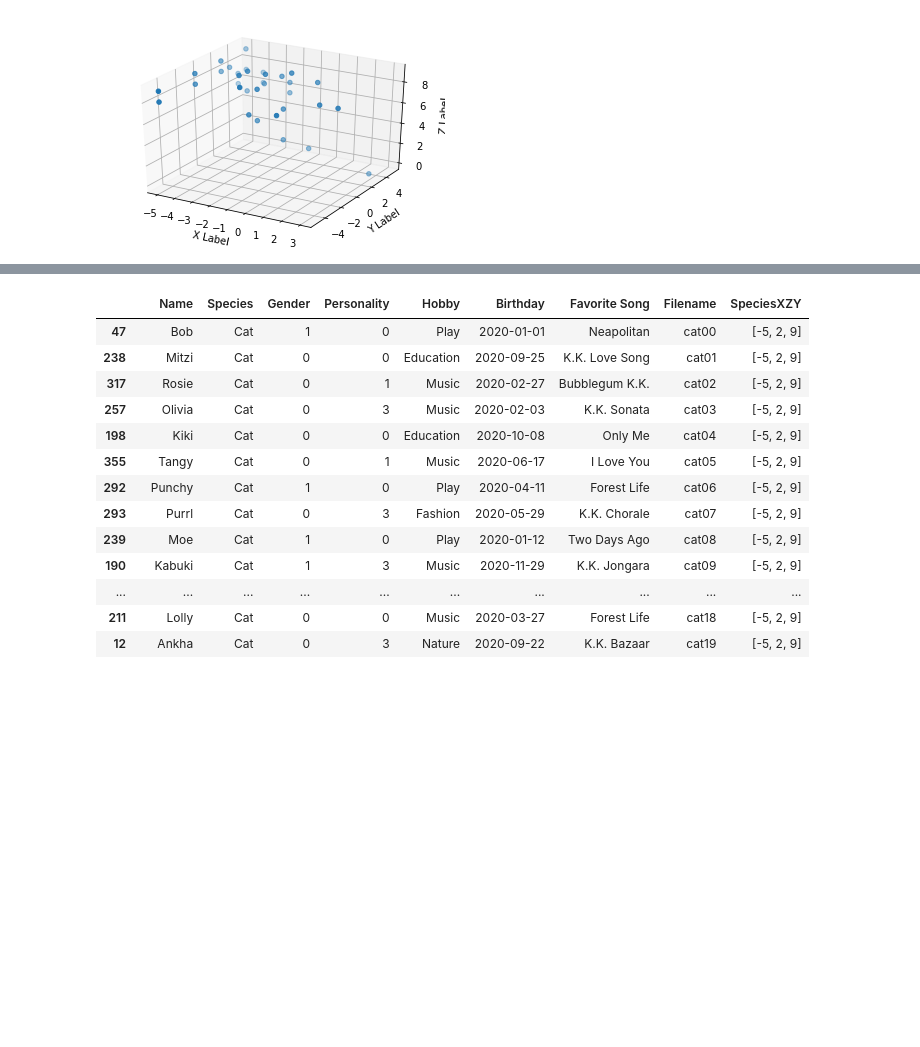
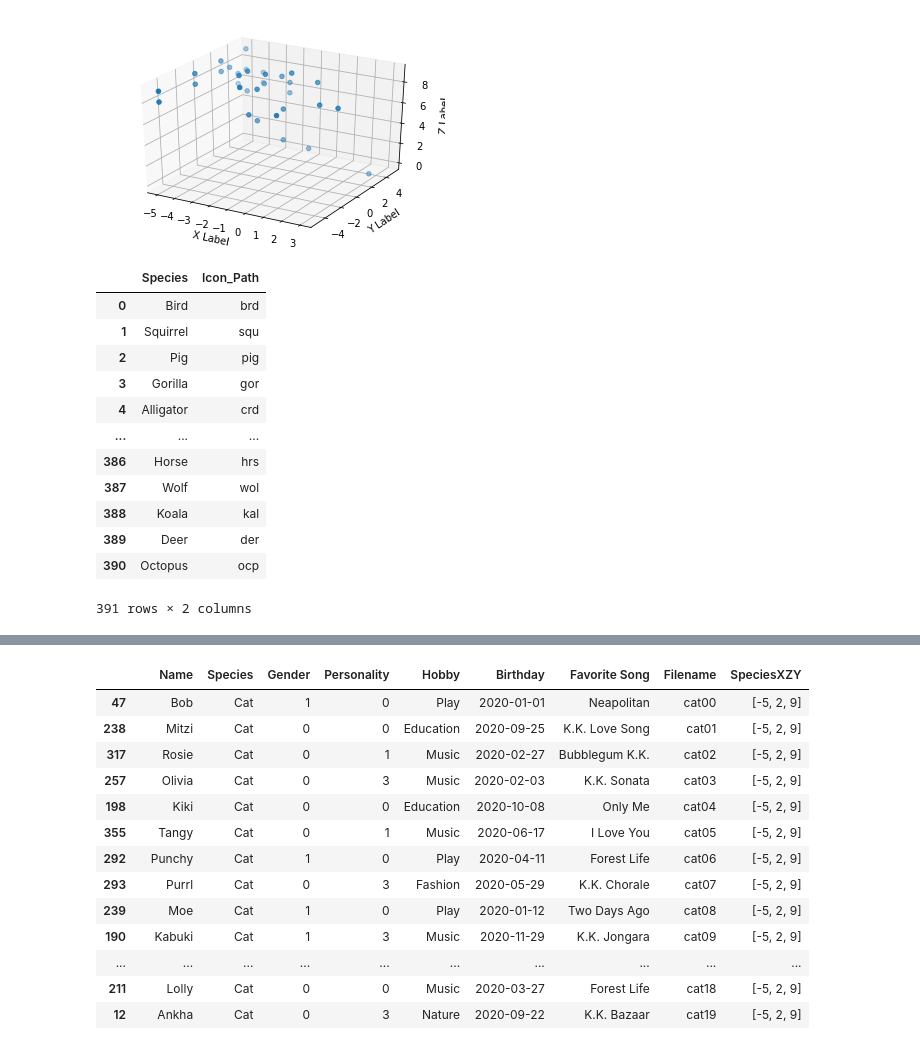
Before and after one commit to PRINCESSINTERNETCAFe/Animal-Vectoring, a Jupyter notebook: Animal-Vectoring.ipynb, the cells around one changed output, grey strips where cells are left out. Cells and saved outputs as stored; diff of their text form; code cells hidden in the pictures; blank space fills up the shorter version.

```diff
--- a/Animal-Vectoring.ipynb
+++ b/Animal-Vectoring.ipynb
@@ -165,2 +167,19 @@ species_XZY_df= pd.DataFrame({"Species": species_xzy_series.index, "SpeciesXZY":
 # %%
 villagers = pd.DataFrame.merge(villagers, species_XZY_df, how = "left", left_on = ["Species"], right_on = ["Species"])
+# %%
+species_df_icons = pd.DataFrame({"Species": villagers.Species, "Icon_Path": villagers.Filename.str.slice(0,3)})
+species_df_icons
+# %% [output]
+|  | Species | Icon_Path |
+| 0 | Bird | brd |
+| 1 | Squirrel | squ |
+| 2 | Pig | pig |
+| 3 | Gorilla | gor |
+| 4 | Alligator | crd |
+| ... | ... | ... |
+| 386 | Horse | hrs |
+| 387 | Wolf | wol |
+| 388 | Koala | kal |
+| 389 | Deer | der |
+| 390 | Octopus | ocp |
+391 rows × 2 columns
```
Also changed, not shown: parts of 6 cells of this notebook.
